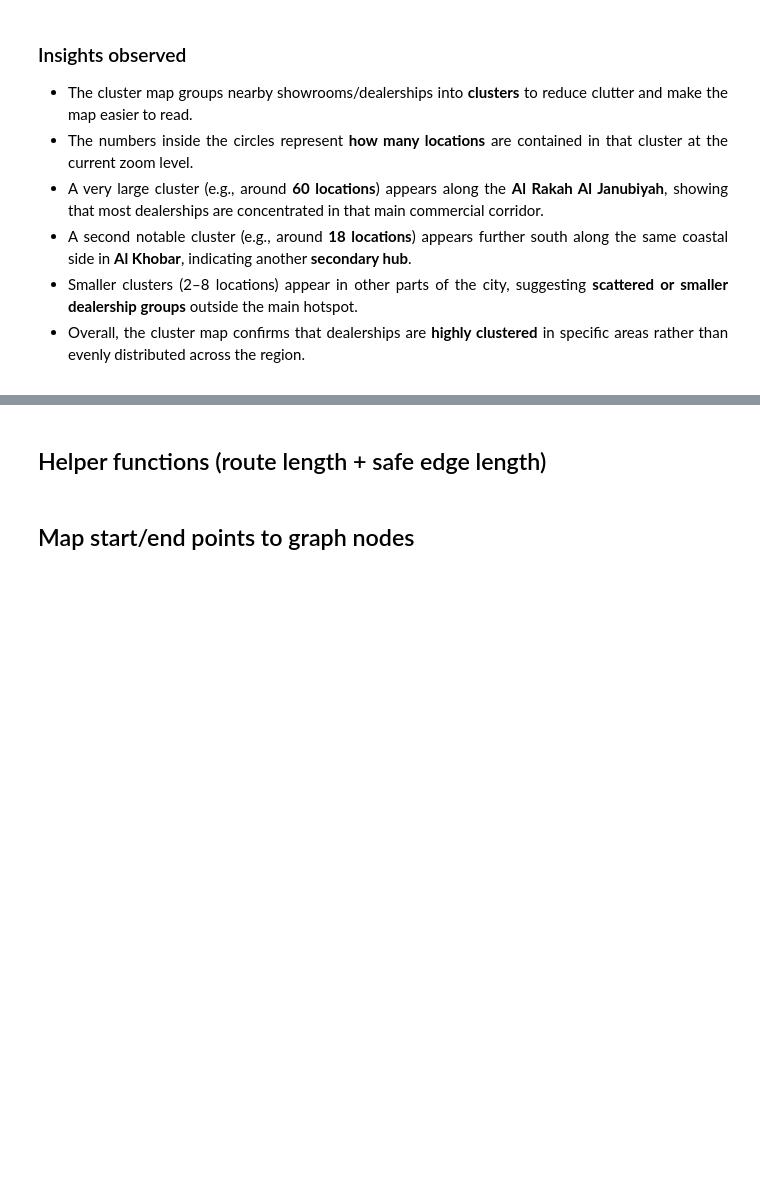
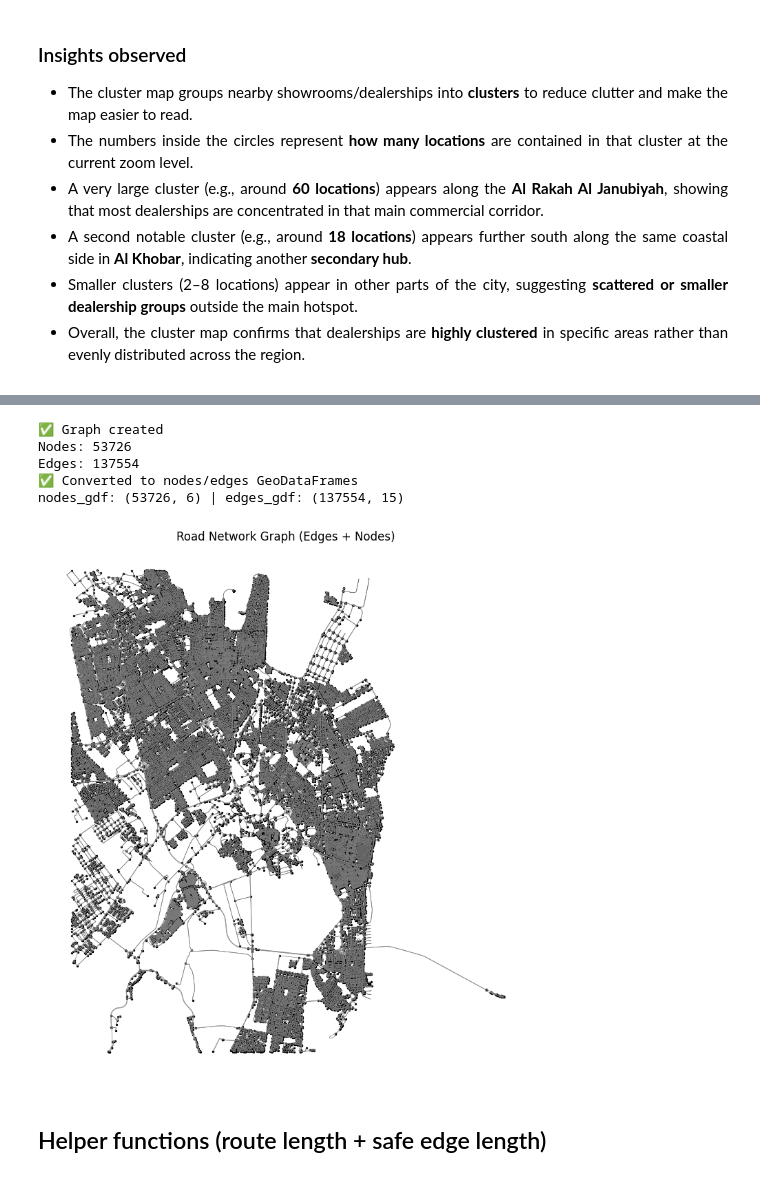
Before and after one commit to bhuttazain/Geospecial_Assignment-1-, a Jupyter notebook: geospatial_assigment.ipynb, the cells around one changed output, grey strips where cells are left out. Cells and saved outputs as stored; diff of their text form; code cells hidden in the pictures; blank space fills up the shorter version.

```diff
--- a/geospatial_assigment.ipynb
+++ b/geospatial_assigment.ipynb
@@ -635,7 +587,6 @@ The final map shows two distinct markers that clearly highlight the selected poi
 
 </div>
 # %%
-
 import folium
 
 # ---- POIs ----
@@ -651,6 +602,10 @@ if lambo_df.empty:
 lambo_lat = float(lambo_df.iloc[0]["latitude"])
 lambo_lon = float(lambo_df.iloc[0]["longitude"])
 lamborghini_showroom = (lambo_lat, lambo_lon)
+
+# --- Define uppercase variables for consistency with later code ---
+KFUPM = kfupm
+LAMBO = lamborghini_showroom
 
 # ---- Map ----
 center = [(kfupm[0] + lamborghini_showroom[0]) / 2, (kfupm[1] + lamborghini_showroom[1]) / 2]
@@ -800,3 +694,52 @@ Number of edges: 240685
+# %%
+!pip -q install osmnx networkx matplotlib scikit-learn
+
+import osmnx as ox
+import networkx as nx
+import matplotlib.pyplot as plt
+
+# 1) Build the drivable road network graph around midpoint
+center_lat = (KFUPM[0] + LAMBO[0]) / 2
+center_lon = (KFUPM[1] + LAMBO[1]) / 2
+
+DIST_GRAPH = 20000  # meters (increase if needed)
+
+ox.settings.use_cache = True
+ox.settings.log_console = False
+
+G = ox.graph_from_point(
+    (center_lat, center_lon),
+    dist=DIST_GRAPH,
+    network_type="drive",
+    simplify=True
+)
+
+# Add edge lengths (meters)
+G = ox.distance.add_edge_lengths(G)
+
+print("✅ Graph created")
+print("Nodes:", len(G.nodes))
+print("Edges:", len(G.edges))
+
+# 2) Convert to nodes/edges GeoDataFrames (optional, but useful)
+nodes_gdf, edges_gdf = ox.graph_to_gdfs(G)
+print("✅ Converted to nodes/edges GeoDataFrames")
+print("nodes_gdf:", nodes_gdf.shape, "| edges_gdf:", edges_gdf.shape)
+
+# 3) Plot edges + nodes (simple black/white network view)
+fig, ax = plt.subplots(figsize=(10, 10))
+edges_gdf.plot(ax=ax, linewidth=0.5, color="gray")
+nodes_gdf.plot(ax=ax, markersize=2, color="black")
+ax.set_title("Road Network Graph (Edges + Nodes)")
+ax.set_axis_off()
+plt.show()
+# %% [output]
+✅ Graph created
+Nodes: 53726
+Edges: 137554
+✅ Converted to nodes/edges GeoDataFrames
+nodes_gdf: (53726, 6) | edges_gdf: (137554, 15)
+[figure, added]
 # %% [markdown]
 ## Helper functions (route length + safe edge length)
 # %%
@@ -821,6 +774,4 @@ def nearest_node(G, lat, lon):
     return ox.distance.nearest_nodes(G, X=lon, Y=lat)
-# %% [markdown]
-## Map start/end points to graph nodes
 # %%
 %pip install -q scikit-learn
 
```
Also changed, not shown: parts of 40 cells of this notebook.
